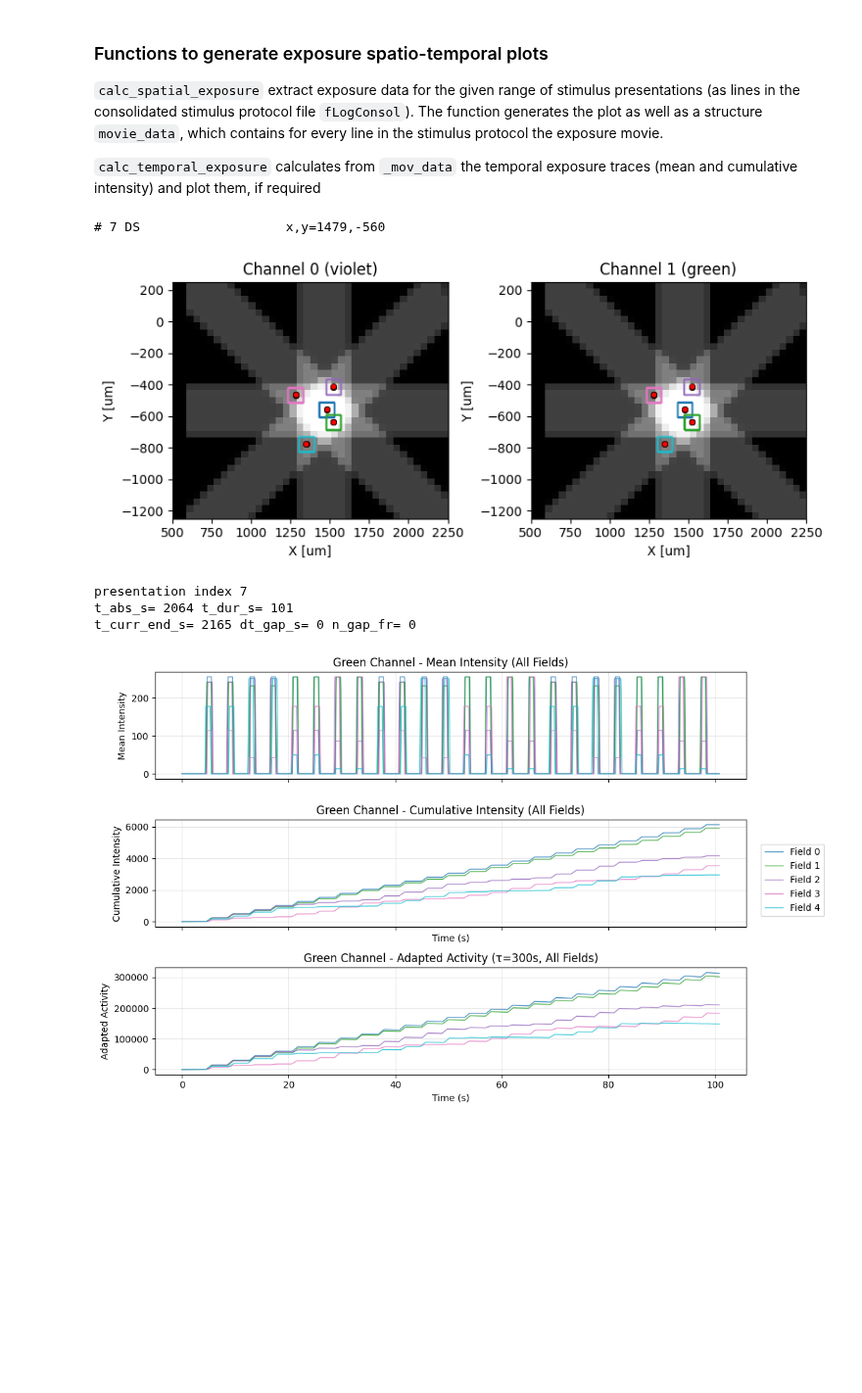
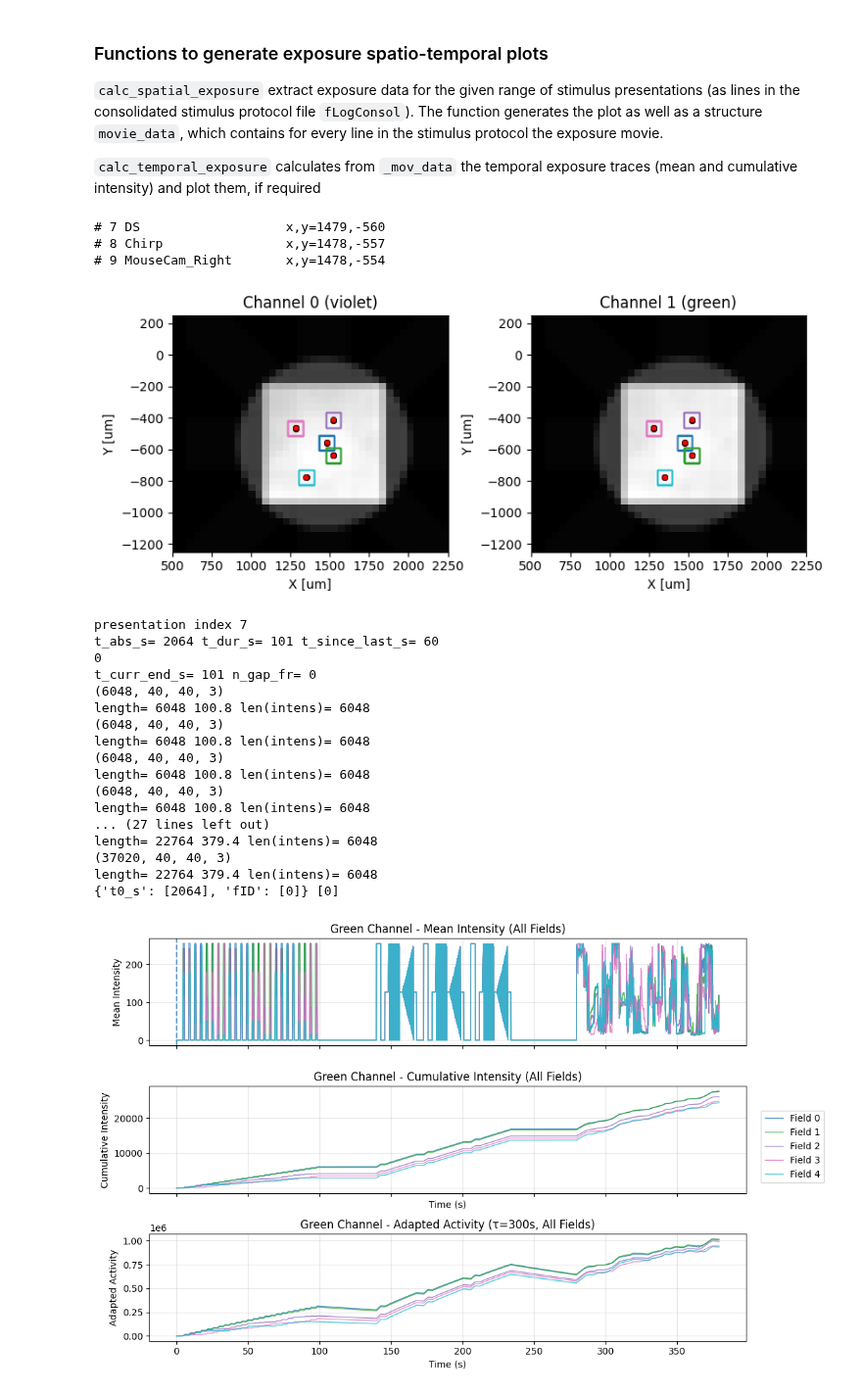
Before and after one commit to eyewire2/eyewire2-functional-analysis, a Jupyter notebook: notebooks/EW2_stim_history.ipynb, the cells around one changed output. Shown at 98% size. Cells and saved outputs as stored; diff of their text form; code cells hidden in the pictures; blank space fills up the shorter version.

```diff
--- a/notebooks/EW2_stim_history.ipynb
+++ b/notebooks/EW2_stim_history.ipynb
@@ -336,7 +339,9 @@ def calc_spatial_exposure(
                 "field_size_um": [v *surr_factor for v in rec_field_dxy_um],
                 "field_xy_um": [x0, y0],
                 "t_abs_s": t_abs_s,
-                "t_dur_s": t_dur_s
+                "t_dur_s": t_dur_s,
+                "t_since_last_s": row["t_since_last_s"],
+                "fieldID": row["fieldID"]
             })
             movie_data.append(tmp)
 
@@ -588,17 +609,33 @@ def calc_temporal_exposure(
 # %%
 #movie_data = calc_spatial_exposure(CONSOL_PATH, params, ln_range=[ 7,  9]) # F0
 #movie_data = calc_spatial_exposure(CONSOL_PATH, params, ln_range=[10, 13],) # F1
 #movie_data = calc_spatial_exposure(CONSOL_PATH, params, ln_range=[16, 18]) # F2
 #movie_data = calc_spatial_exposure(CONSOL_PATH, params, ln_range=[20, 24]) # F3
 #movie_data = calc_spatial_exposure(CONSOL_PATH, params, ln_range=[28, 30]) # F4
 
 #movie_data = calc_spatial_exposure(CONSOL_PATH, params, ln_range=[ 7, 30]) # all fields
-movie_data = calc_spatial_exposure(CONSOL_PATH, params, ln_range=[ 7, 7])
+movie_data = calc_spatial_exposure(CONSOL_PATH, params, ln_range=[ 7, 9])
 calc_temporal_exposure(movie_data, params)
 # %% [output]
 # 7 DS                   x,y=1479,-560
+# 8 Chirp                x,y=1478,-557
+# 9 MouseCam_Right       x,y=1478,-554
-[figure, old version]
+[figure, new version]
 presentation index 7
-t_abs_s= 2064 t_dur_s= 101
-t_curr_end_s= 2165 dt_gap_s= 0 n_gap_fr= 0
+t_abs_s= 2064 t_dur_s= 101 t_since_last_s= 60
+0
+t_curr_end_s= 101 n_gap_fr= 0
+(6048, 40, 40, 3)
+length= 6048 100.8 len(intens)= 6048
+(6048, 40, 40, 3)
+length= 6048 100.8 len(intens)= 6048
+(6048, 40, 40, 3)
+length= 6048 100.8 len(intens)= 6048
+(6048, 40, 40, 3)
+length= 6048 100.8 len(intens)= 6048
+... (27 lines left out)
+length= 22764 379.4 len(intens)= 6048
+(37020, 40, 40, 3)
+length= 22764 379.4 len(intens)= 6048
+{'t0_s': [2064], 'fID': [0]} [0]
-[figure, old version]
+[figure, new version]
```
Also changed, not shown: parts of 4 cells of this notebook, 1 other file.
